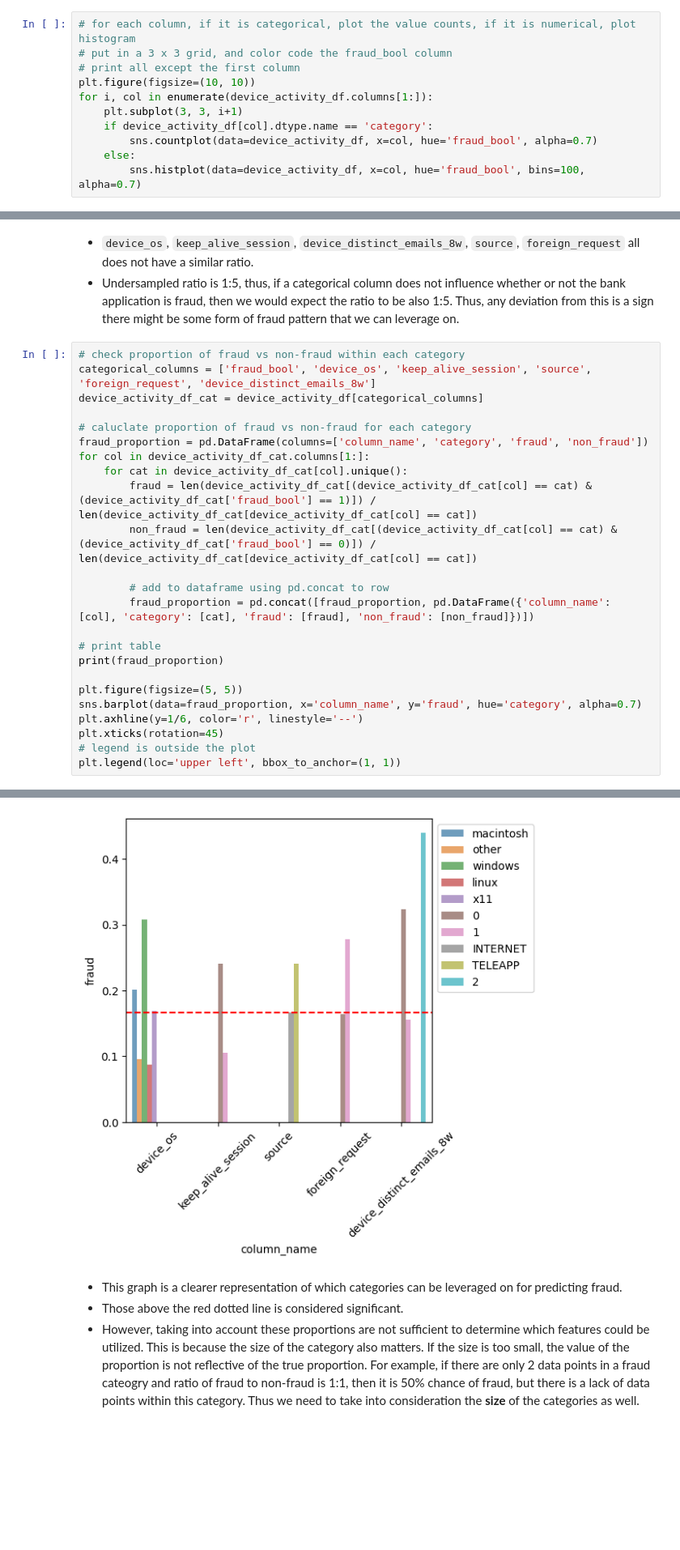
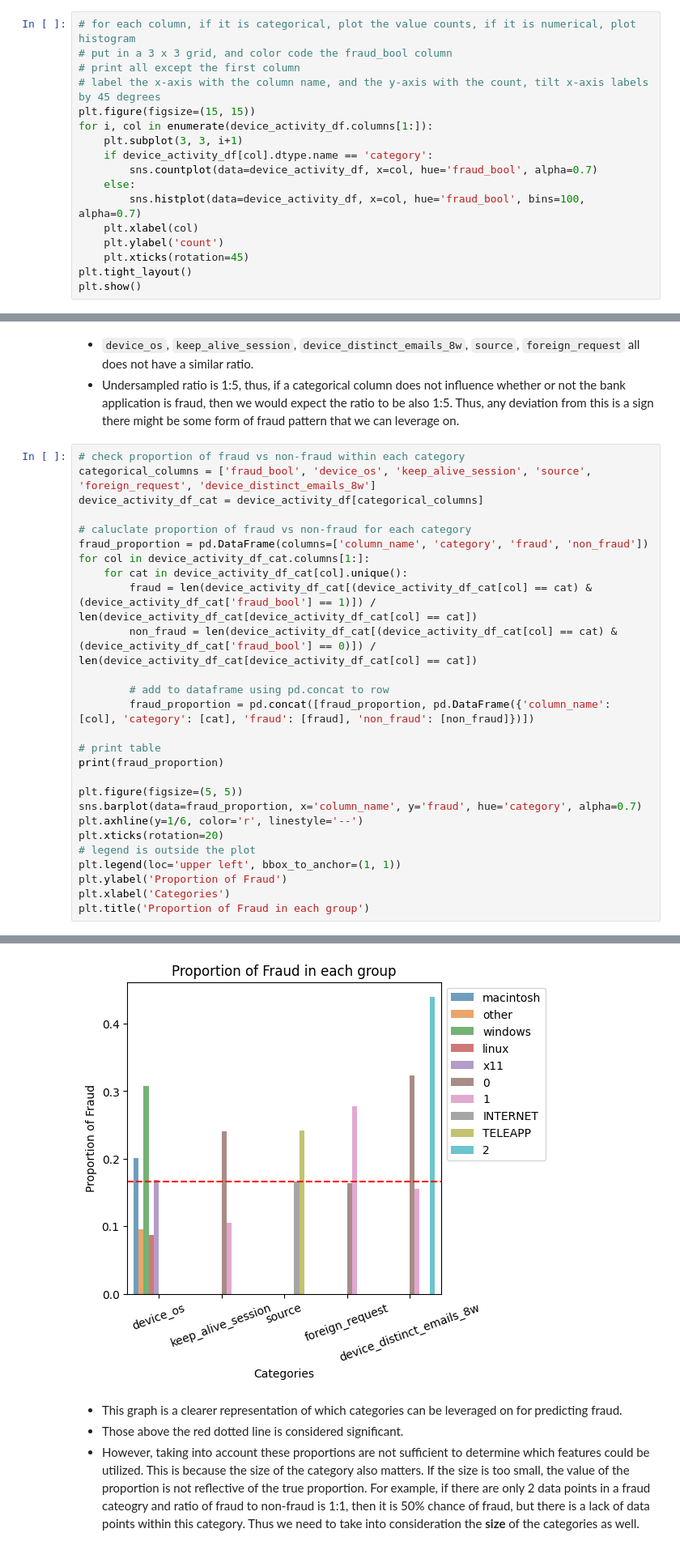
Before and after one commit to kclzl-nus/Detect-Fraudulent-Bank-Accounts, a Jupyter notebook: notebooks/2.0-kclzl-hyp-device-activity.ipynb, the cells around one changed output, grey strips where cells are left out. Shown: that part at 81% size. Saved outputs shown, nothing was run; the diff lists cells and outputs as text; blank space fills up the shorter version.

```diff
--- a/notebooks/2.0-kclzl-hyp-device-activity.ipynb
+++ b/notebooks/2.0-kclzl-hyp-device-activity.ipynb
@@ -157,11 +177,17 @@ See the caveats in the documentation: https://pandas.pydata.org/pandas-docs/stab
 # for each column, if it is categorical, plot the value counts, if it is numerical, plot histogram
 # put in a 3 x 3 grid, and color code the fraud_bool column
 # print all except the first column
-plt.figure(figsize=(10, 10))
+# label the x-axis with the column name, and the y-axis with the count, tilt x-axis labels by 45 degrees
+plt.figure(figsize=(15, 15))
 for i, col in enumerate(device_activity_df.columns[1:]):
     plt.subplot(3, 3, i+1)
     if device_activity_df[col].dtype.name == 'category':
         sns.countplot(data=device_activity_df, x=col, hue='fraud_bool', alpha=0.7)
     else:
         sns.histplot(data=device_activity_df, x=col, hue='fraud_bool', bins=100, alpha=0.7)
+    plt.xlabel(col)
+    plt.ylabel('count')
+    plt.xticks(rotation=45)
+plt.tight_layout()
+plt.show()
 # %% [output]
@@ -190,9 +216,12 @@ print(fraud_proportion)
 plt.figure(figsize=(5, 5))
 sns.barplot(data=fraud_proportion, x='column_name', y='fraud', hue='category', alpha=0.7)
 plt.axhline(y=1/6, color='r', linestyle='--')
-plt.xticks(rotation=45)
+plt.xticks(rotation=20)
 # legend is outside the plot
 plt.legend(loc='upper left', bbox_to_anchor=(1, 1))
+plt.ylabel('Proportion of Fraud')
+plt.xlabel('Categories')
+plt.title('Proportion of Fraud in each group')
 # %% [output]
                  column_name   category     fraud  non_fraud
 0                  device_os  macintosh  0.201498   0.798502
@@ -213,4 +242,4 @@ plt.legend(loc='upper left', bbox_to_anchor=(1, 1))
-[figure, old version]
+[figure, new version]
 # %% [markdown]
 * This graph is a clearer representation of which categories can be leveraged on for predicting fraud.
 * Those above the red dotted line is considered significant.
```
Also changed, not shown: parts of 7 cells of this notebook.
